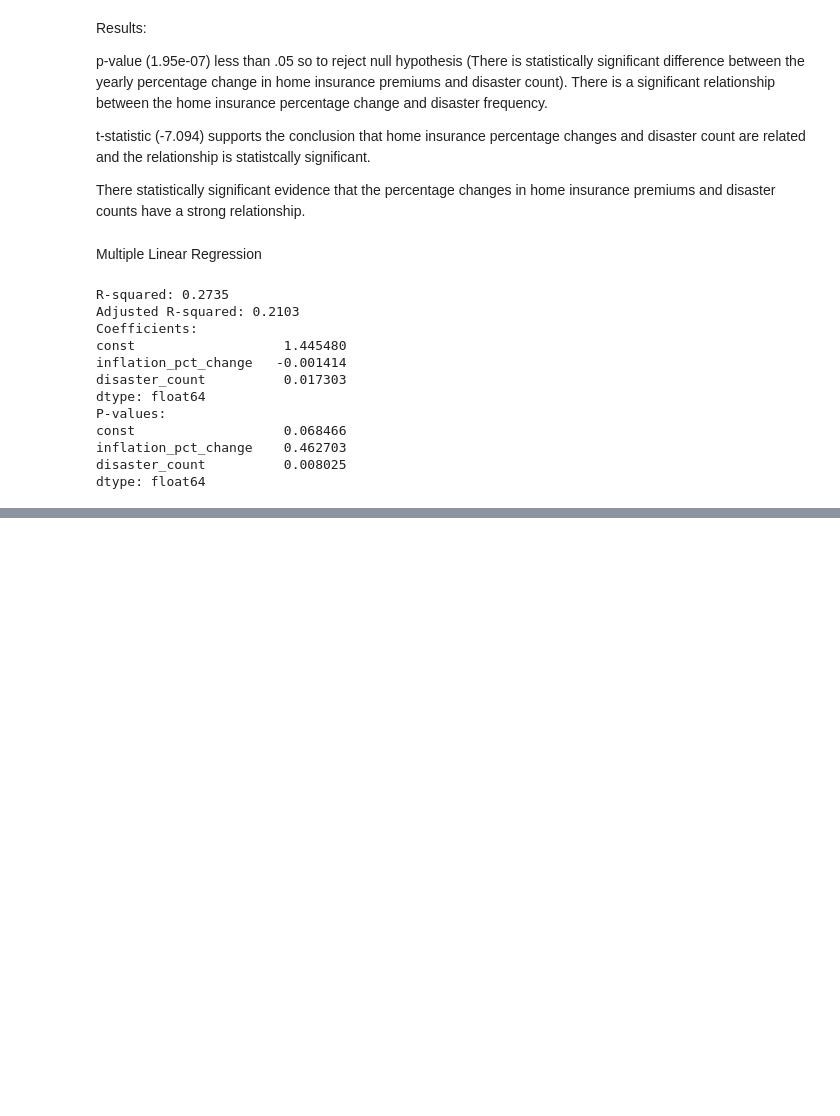
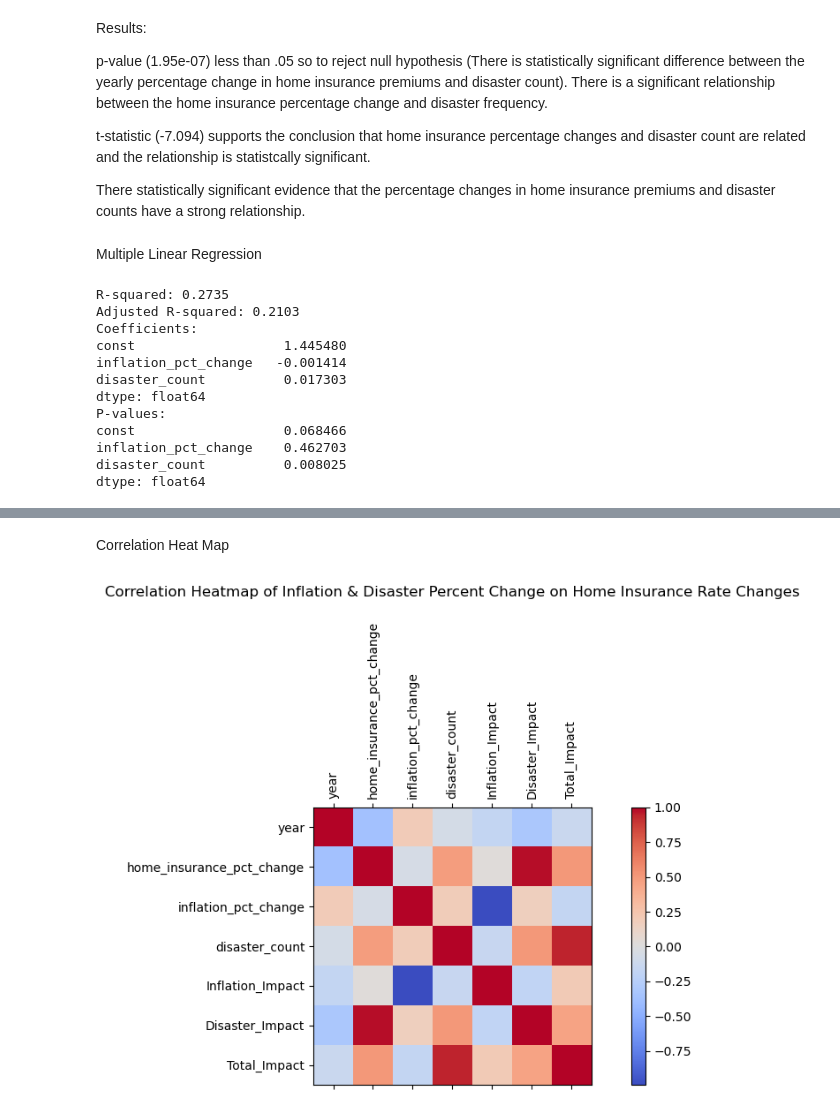
Before and after one commit to smille202/capstone, a Jupyter notebook: work/working_code.ipynb, the cells around one changed output, grey strips where cells are left out. Cells and saved outputs as stored; diff of their text form; code cells hidden in the pictures; blank space fills up the shorter version.

```diff
--- a/work/working_code.ipynb
+++ b/work/working_code.ipynb
@@ -735,0 +810,23 @@ Disaster_count (0.0173): A positive coefficient, and with a p-value of 0.008, it
+# %% [markdown]
+Correlation Heat Map
+# %%
+import numpy as np
+corr_matrix = full_data.corr()
+
+fig, ax = plt.subplots(figsize=(10, 6))
+cax = ax.matshow(corr_matrix, cmap='coolwarm')
+
+fig.colorbar(cax)
+
+# labels
+ax.set_xticks(np.arange(len(corr_matrix.columns)))
+ax.set_yticks(np.arange(len(corr_matrix.columns)))
+
+ax.set_xticklabels(corr_matrix.columns, rotation=90)
+ax.set_yticklabels(corr_matrix.columns)
+
+plt.title('Correlation Heatmap of Inflation & Disaster Percent Change on Home Insurance Rate Changes', pad=20)
+plt.tight_layout()
+plt.show()
+# %% [output]
+[figure, added]
```
Also changed, not shown: parts of 5 cells of this notebook.
